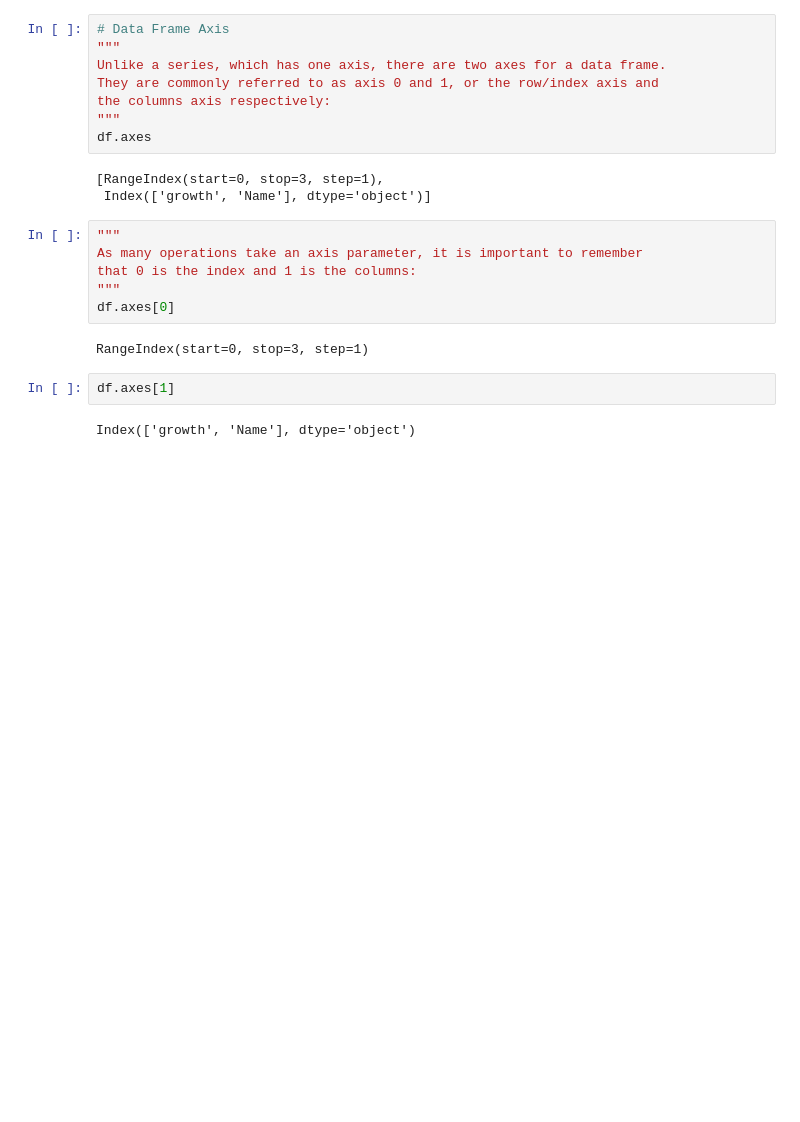
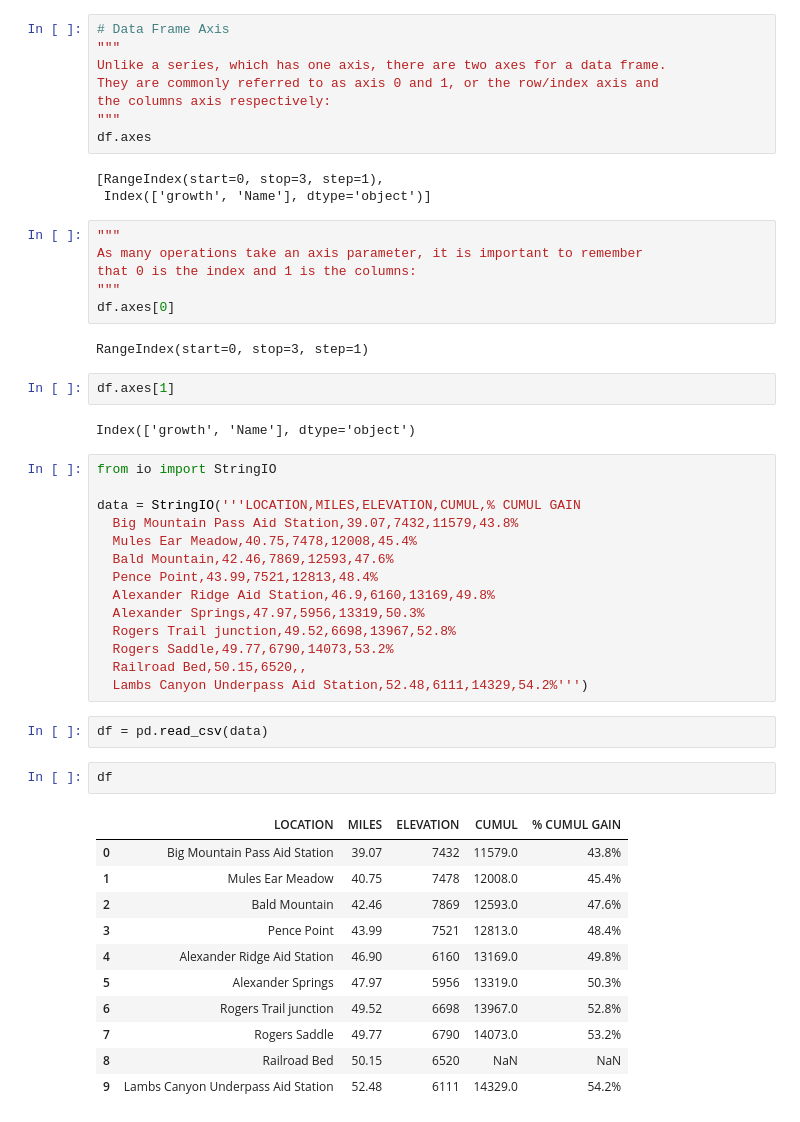
Before and after one commit to owaisahmad315/pandas, a Jupyter notebook: DataFrames.ipynb, the cells around one changed output. Saved outputs shown, nothing was run; the diff lists cells and outputs as text; blank space fills up the shorter version.

```diff
--- a/DataFrames.ipynb
+++ b/DataFrames.ipynb
@@ -150,3 +150,33 @@ RangeIndex(start=0, stop=3, step=1)
 df.axes[1]
 # %% [output]
 Index(['growth', 'Name'], dtype='object')
+# %%
+from io import StringIO
+
+data = StringIO('''LOCATION,MILES,ELEVATION,CUMUL,% CUMUL GAIN
+  Big Mountain Pass Aid Station,39.07,7432,11579,43.8%
+  Mules Ear Meadow,40.75,7478,12008,45.4%
+  Bald Mountain,42.46,7869,12593,47.6%
+  Pence Point,43.99,7521,12813,48.4%
+  Alexander Ridge Aid Station,46.9,6160,13169,49.8%
+  Alexander Springs,47.97,5956,13319,50.3%
+  Rogers Trail junction,49.52,6698,13967,52.8%
+  Rogers Saddle,49.77,6790,14073,53.2%
+  Railroad Bed,50.15,6520,,
+  Lambs Canyon Underpass Aid Station,52.48,6111,14329,54.2%''')
+# %%
+df = pd.read_csv(data)
+# %%
+df
+# %% [output]
+|  | LOCATION | MILES | ELEVATION | CUMUL | % CUMUL GAIN |
+| 0 | Big Mountain Pass Aid Station | 39.07 | 7432 | 11579.0 | 43.8% |
+| 1 | Mules Ear Meadow | 40.75 | 7478 | 12008.0 | 45.4% |
+| 2 | Bald Mountain | 42.46 | 7869 | 12593.0 | 47.6% |
+| 3 | Pence Point | 43.99 | 7521 | 12813.0 | 48.4% |
+| 4 | Alexander Ridge Aid Station | 46.90 | 6160 | 13169.0 | 49.8% |
+| 5 | Alexander Springs | 47.97 | 5956 | 13319.0 | 50.3% |
+| 6 | Rogers Trail junction | 49.52 | 6698 | 13967.0 | 52.8% |
+| 7 | Rogers Saddle | 49.77 | 6790 | 14073.0 | 53.2% |
+| 8 | Railroad Bed | 50.15 | 6520 | NaN | NaN |
+| 9 | Lambs Canyon Underpass Aid Station | 52.48 | 6111 | 14329.0 | 54.2% |
```
